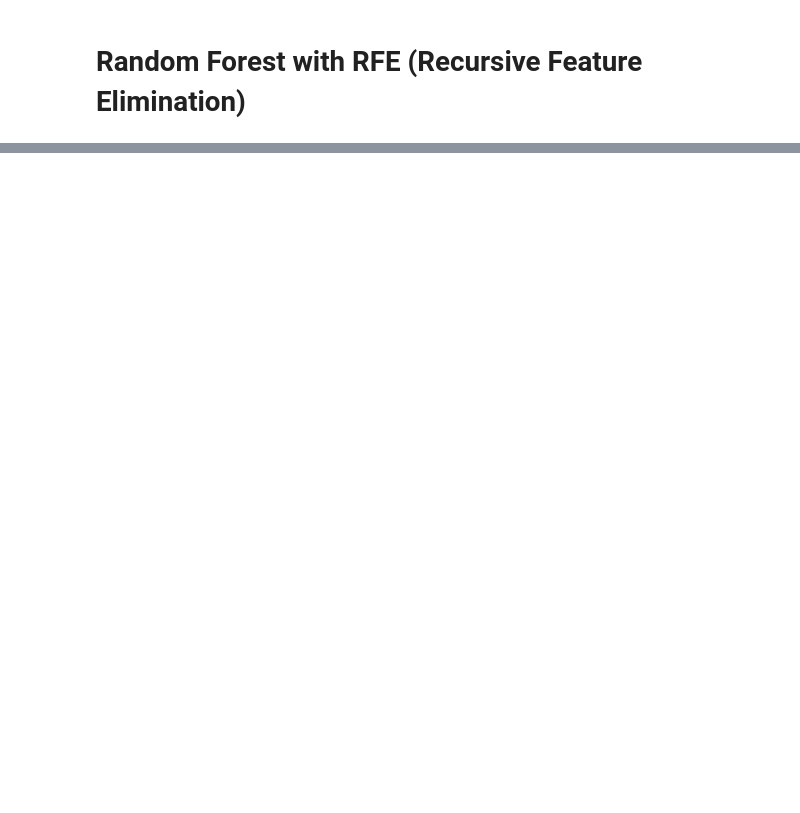
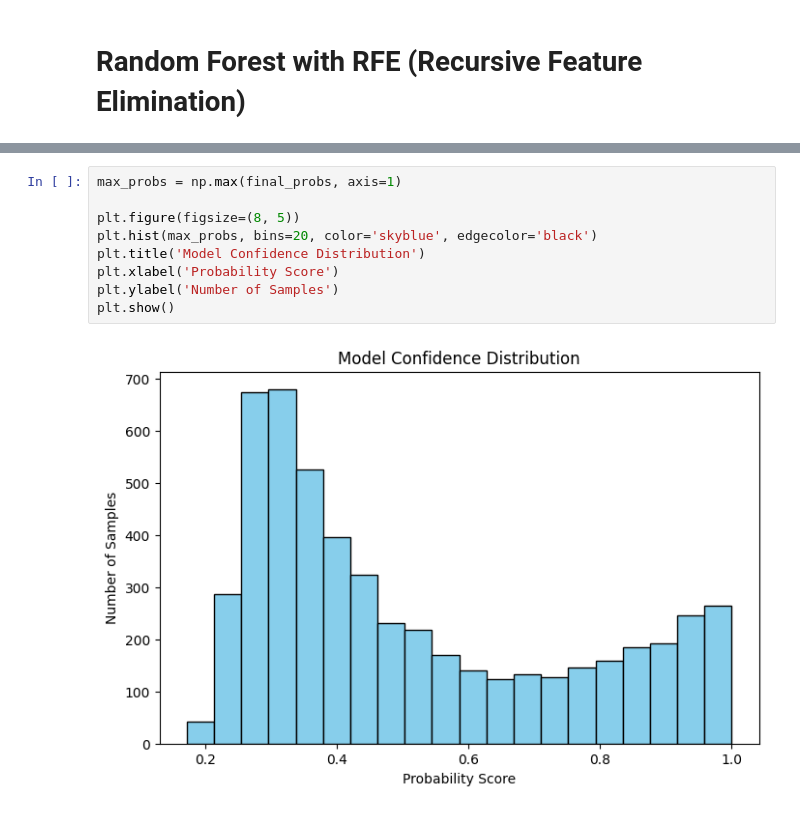
Before and after one commit to P202U/Voice-Emotion-Recognition, a Jupyter notebook: Emotion_recognition.ipynb, the cells around one changed output, grey strips where cells are left out. Drawn from its saved outputs; the diff is of its cells as text; blank space fills up the shorter version.

```diff
--- a/Emotion_recognition.ipynb
+++ b/Emotion_recognition.ipynb
@@ -438,0 +584,11 @@ plt.show()
+# %%
+max_probs = np.max(final_probs, axis=1)
+
+plt.figure(figsize=(8, 5))
+plt.hist(max_probs, bins=20, color='skyblue', edgecolor='black')
+plt.title('Model Confidence Distribution')
+plt.xlabel('Probability Score')
+plt.ylabel('Number of Samples')
+plt.show()
+# %% [output]
+[figure, added]
```
Also changed, not shown: parts of 13 cells of this notebook.
